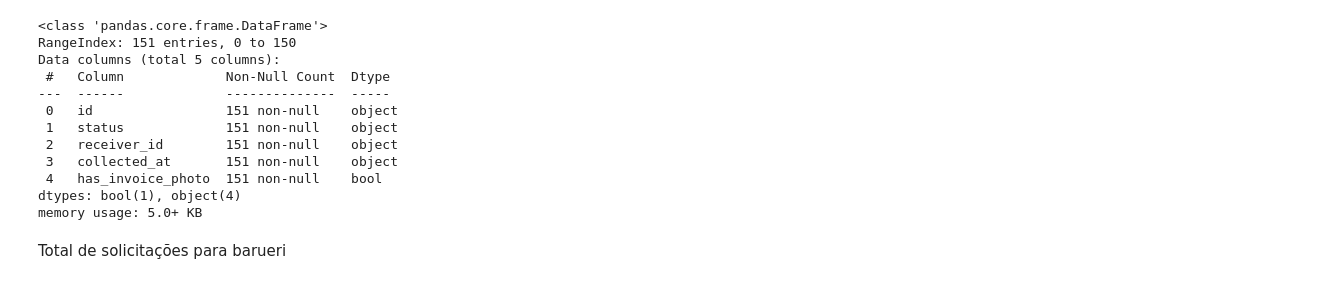
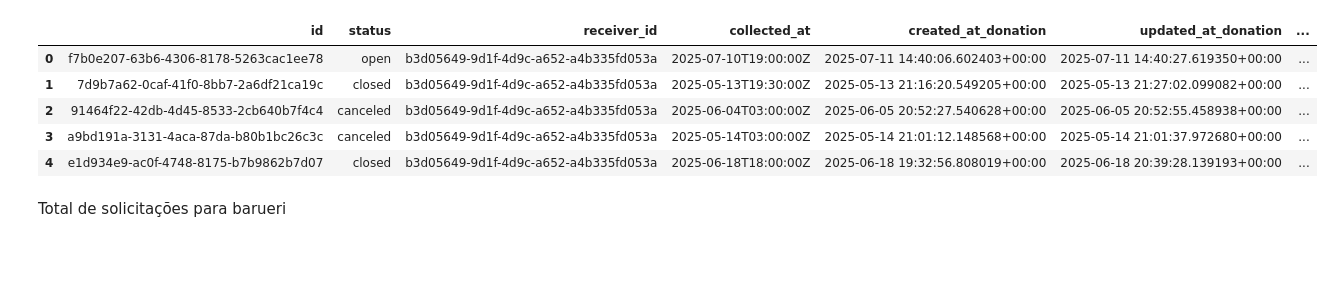
Before and after one commit to henriqueTsugiyama/notebooks-analysis, a Jupyter notebook: grocery-store/data_analysis_carrefour.ipynb, the cells around one changed output. Drawn from its saved outputs; the diff is of its cells as text; code cells hidden in the pictures; blank space fills up the shorter version.

```diff
--- a/grocery-store/data_analysis_carrefour.ipynb
+++ b/grocery-store/data_analysis_carrefour.ipynb
@@ -61,18 +87,12 @@ memory usage: 5.9+ KB
 # %%
-dps_jabaquara.info()
+dps_jabaquara.head()
 # %% [output]
-<class 'pandas.core.frame.DataFrame'>
-RangeIndex: 151 entries, 0 to 150
-Data columns (total 5 columns):
- #   Column             Non-Null Count  Dtype
----  ------             --------------  -----
- 0   id                 151 non-null    object
- 1   status             151 non-null    object
- 2   receiver_id        151 non-null    object
- 3   collected_at       151 non-null    object
- 4   has_invoice_photo  151 non-null    bool
-dtypes: bool(1), object(4)
-memory usage: 5.0+ KB
+|  | id | status | receiver_id | collected_at | created_at_donation | updated_at_donation | ... |
+| 0 | f7b0e207-63b6-4306-8178-5263cac1ee78 | open | b3d05649-9d1f-4d9c-a652-a4b335fd053a | 2025-07-10T19:00:00Z | 2025-07-11 14:40:06.602403+00:00 | 2025-07-11 14:40:27.619350+00:00 | ... |
+| 1 | 7d9b7a62-0caf-41f0-8bb7-2a6df21ca19c | closed | b3d05649-9d1f-4d9c-a652-a4b335fd053a | 2025-05-13T19:30:00Z | 2025-05-13 21:16:20.549205+00:00 | 2025-05-13 21:27:02.099082+00:00 | ... |
+| 2 | 91464f22-42db-4d45-8533-2cb640b7f4c4 | canceled | b3d05649-9d1f-4d9c-a652-a4b335fd053a | 2025-06-04T03:00:00Z | 2025-06-05 20:52:27.540628+00:00 | 2025-06-05 20:52:55.458938+00:00 | ... |
+| 3 | a9bd191a-3131-4aca-87da-b80b1bc26c3c | canceled | b3d05649-9d1f-4d9c-a652-a4b335fd053a | 2025-05-14T03:00:00Z | 2025-05-14 21:01:12.148568+00:00 | 2025-05-14 21:01:37.972680+00:00 | ... |
+| 4 | e1d934e9-ac0f-4748-8175-b7b9862b7d07 | closed | b3d05649-9d1f-4d9c-a652-a4b335fd053a | 2025-06-18T18:00:00Z | 2025-06-18 19:32:56.808019+00:00 | 2025-06-18 20:39:28.139193+00:00 | ... |
 # %% [markdown]
 Total de solicitações para barueri
 # %%
```
Also changed, not shown: parts of 52 cells of this notebook.
